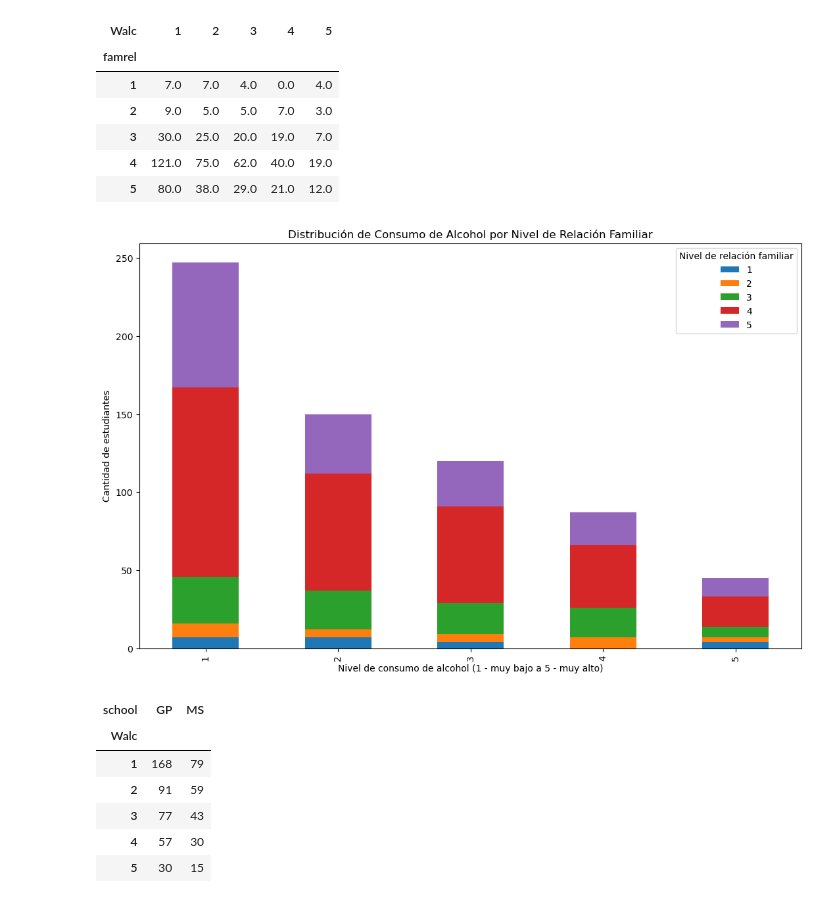
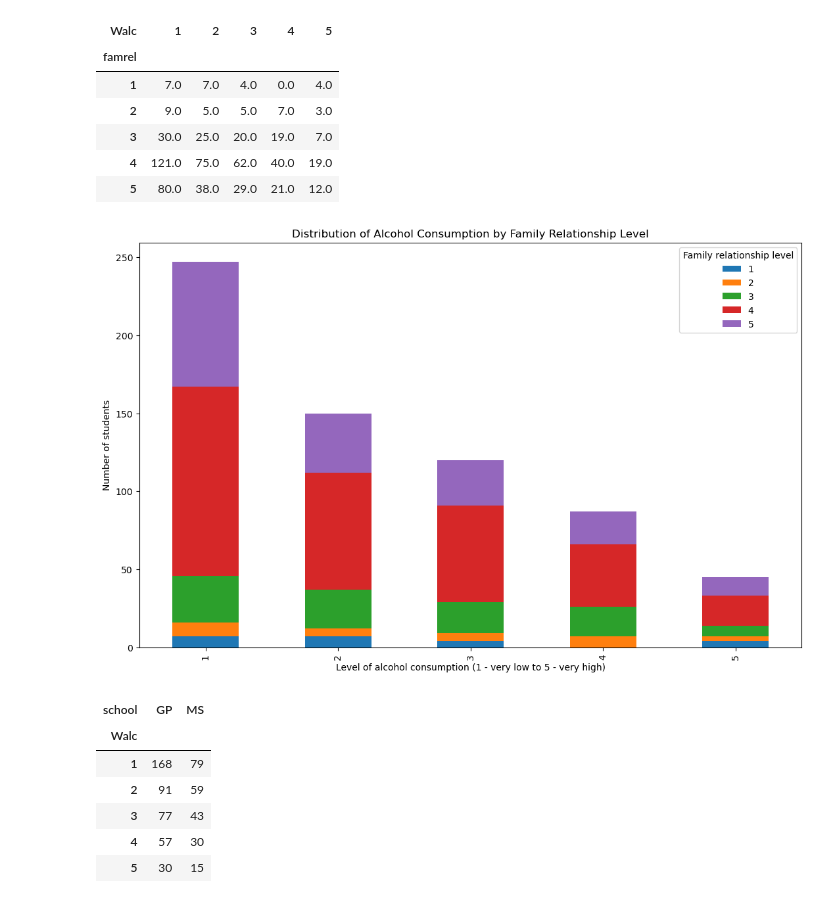
Before and after one commit to SantanaAndres/High-School-Alcoholism-and-Academic-Performance-data-analysis, a Jupyter notebook: main.ipynb, the cells around one changed output. Cells and saved outputs as stored; diff of their text form; code cells hidden in the pictures.

```diff
--- a/main.ipynb
+++ b/main.ipynb
@@ -118,18 +157,18 @@ famrel_df
 # %%
 fig, ax = plt.subplots(figsize=(13, 8))
 
 famrel_df_transposed = famrel_df.T
 
 colors = ['#1f77b4', '#ff7f0e', '#2ca02c', '#d62728', '#9467bd']
 
 famrel_df_transposed.plot(kind='bar', stacked=True, color=colors, ax=ax)
 
-ax.legend(title='Nivel de relación familiar', loc='upper right')
-ax.set_xlabel("Nivel de consumo de alcohol (1 - muy bajo a 5 - muy alto)")
-ax.set_ylabel("Cantidad de estudiantes")
-ax.set_title("Distribución de Consumo de Alcohol por Nivel de Relación Familiar")
+ax.legend(title='Family relationship level', loc='upper right')
+ax.set_xlabel("Level of alcohol consumption (1 - very low to 5 - very high)")
+ax.set_ylabel("Number of students")
+ax.set_title("Distribution of Alcohol Consumption by Family Relationship Level")
 
 plt.show()
 # %% [output]
-[figure, old version]
+[figure, new version]
 # %%
```
Also changed, not shown: parts of 17 cells of this notebook.
